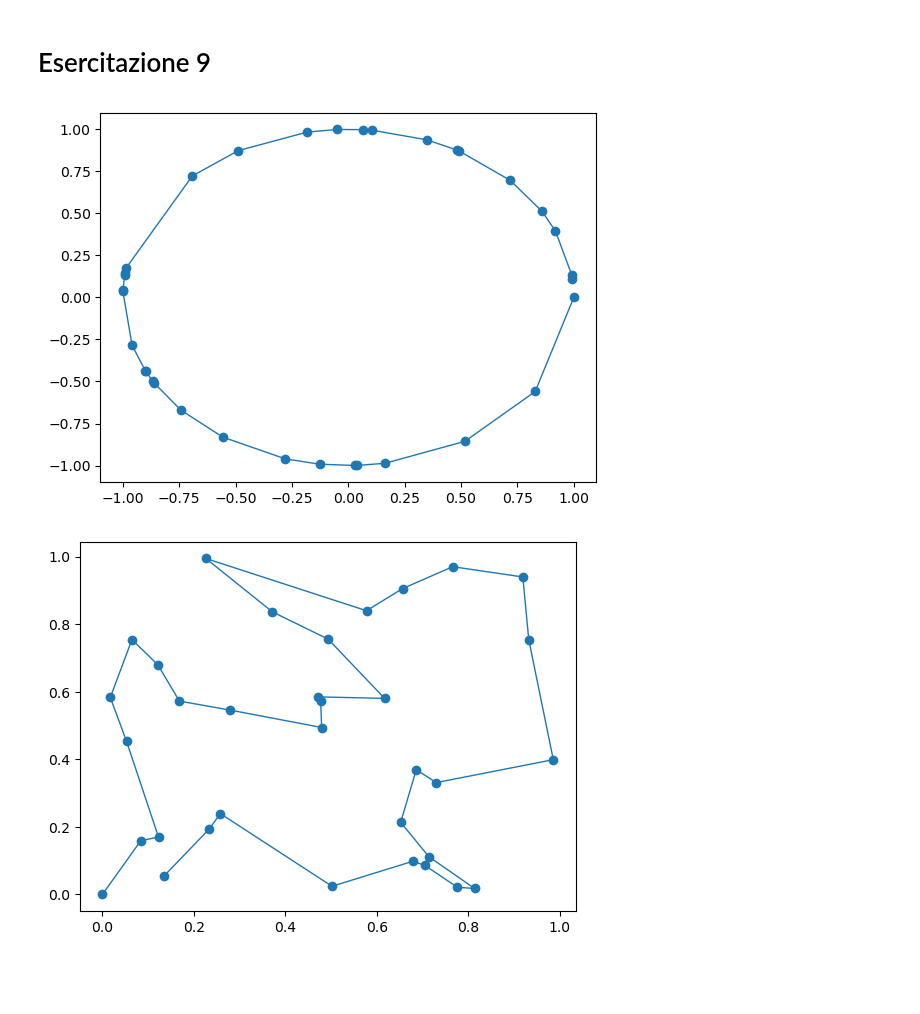
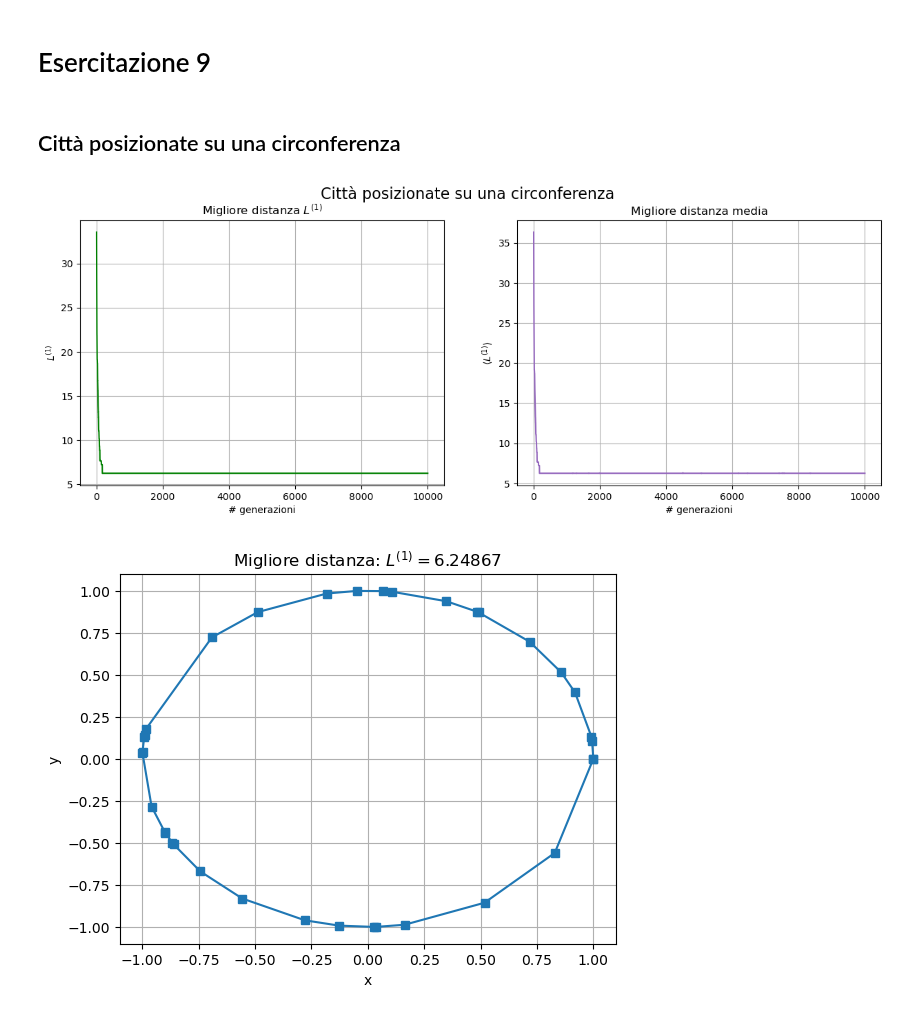
Before and after one commit to paolo-magnani/Esercizi_LSN, a Jupyter notebook: Es09/Paolo_Magnani_Esercitazione_9.ipynb, the cells around one changed output. Drawn from its saved outputs; the diff is of its cells as text; code cells hidden in the pictures; blank space fills up the shorter version.

```diff
--- a/Es09/Paolo_Magnani_Esercitazione_9.ipynb
+++ b/Es09/Paolo_Magnani_Esercitazione_9.ipynb
@@ -3,22 +10,35 @@
+# %% [markdown]
+## Città posizionate su una circonferenza
 # %%
-import matplotlib
-import matplotlib.pyplot as plt
-import numpy as np
-import math
-import seaborn as sns
+x, y = np.loadtxt("risultati/best_path.dat", usecols=(1,2), delimiter=',', unpack='true')
+gen, best, mean = np.loadtxt("risultati/best_distance.dat", usecols=(0,1,2), delimiter=',', unpack='true')
+x = np.append(x, x[0])
+y = np.append(y, y[0])
 
-x, y = np.loadtxt("risultati/best_path.dat", usecols=(1,2), delimiter=',', unpack='true')
+fig, [ax0, ax1] = plt.subplots(1, 2, figsize=(15,5))
 
-plt.plot(x, y, lw=1, marker='o')
+fig.suptitle("Città posizionate su una circonferenza", size=16)
+
+ax0.plot(gen, best, color='g')
+ax0.set_title("Migliore distanza $L^{(1)}$")
+ax0.set_xlabel('# generazioni')
+ax0.set_ylabel('$L^{(1)}$')
+ax0.grid(True)
+
+ax1.plot(gen, mean, color='C4')
+ax1.set_title("Migliore distanza media")
+ax1.set_xlabel('# generazioni')
+ax1.set_ylabel(r"$\langle L^{(1)}\rangle$")
+ax1.grid(True)
 
 plt.show()
+
+plt.plot(x, y, lw=1.5, marker='s')
+plt.title("Migliore distanza: $L^{(1)} = $" + str(best[-1]) )
+plt.xlabel('x')
+plt.ylabel('y')
+plt.grid(True)
+plt.show()
 # %% [output]
-[figure, old version]
+[figure, new version]
+[figure, added]
-# %%
-x, y = np.loadtxt("risultati/best_path_square.dat", usecols=(1,2), delimiter=',', unpack='true')
-
-plt.plot(x, y, lw=1, marker='o')
-
-plt.show()
-# %% [output]
-[figure, removed]
```
Also changed, not shown: parts of 3 cells of this notebook, 10 other files.
